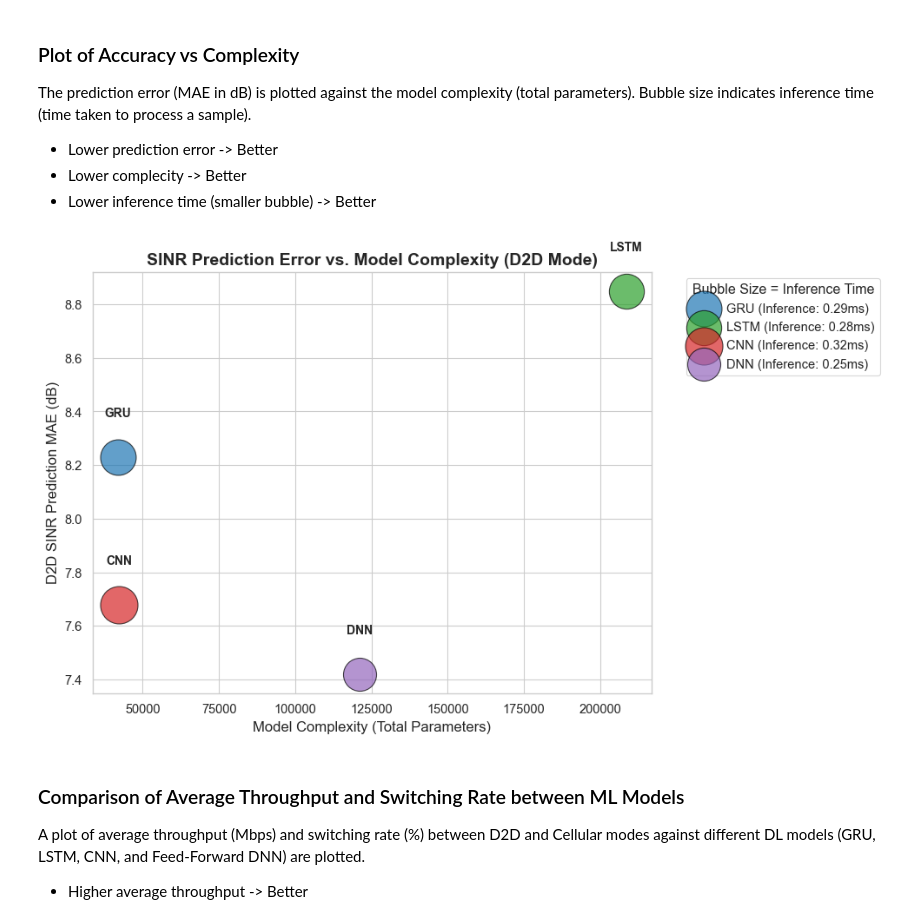
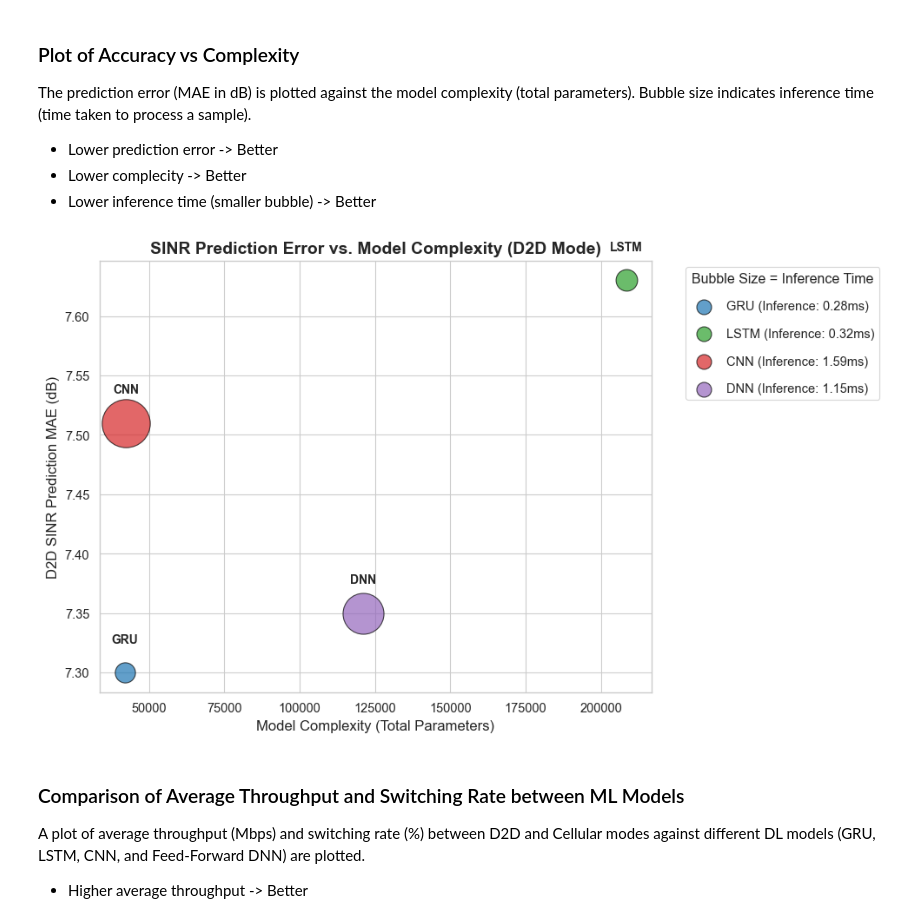
Before and after one commit to WarlockZul/FYP-Deep-Learning-D2D-Mode-Selection, a Jupyter notebook: notebooks/tradeoff_analysis.ipynb, the cells around one changed output. Cells and saved outputs as stored; diff of their text form; code cells hidden in the pictures.

```diff
--- a/notebooks/tradeoff_analysis.ipynb
+++ b/notebooks/tradeoff_analysis.ipynb
@@ -14,7 +14,7 @@ sns.set_theme(style="whitegrid", context="paper", font_scale=1.2)
 colors = {'gru': '#1f77b4', 'lstm': '#2ca02c', 'cnn': '#d62728', 'dnn': '#9467bd'}
 
 # Load the evaluation metrics (final results)
-file_path = '../results/preprocessed_proposal/baseline_proposal/final_evaluation_metrics.csv'
+file_path = '../results/preprocessed_proposal/ablation_win16_kdeTrue_AR_seed21/final_evaluation_metrics.csv'
 df = pd.read_csv(file_path, index_col=0)
 
 # Strip any accidental hidden spaces from the column names and index (row names)
@@ -188,37 +205,41 @@ The prediction error (MAE in dB) is plotted against the model complexity (total
 # %%
 plt.figure(figsize=(10, 6))
 
-# FIX: Swapped 'MAE (dB)' for 'D2D MAE'
-for model in df.index:
+valid_df = df.dropna(subset=['Params', 'D2D MAE', 'Inference (ms)'])
+size_multiplier = 1000
+
+for model in valid_df.index:
     plt.scatter(
-        df.loc[model, 'Params'],   # pyright: ignore[reportArgumentType]
-        df.loc[model, 'D2D MAE'],  # pyright: ignore[reportArgumentType]
-        s=df.loc[model, 'Inference (ms)'] * 3000,  # type: ignore
+        valid_df.loc[model, 'Params'],   # pyright: ignore[reportArgumentType]
+        valid_df.loc[model, 'D2D MAE'],  # pyright: ignore[reportArgumentType]
+        s=valid_df.loc[model, 'Inference (ms)'] * size_multiplier,  # type: ignore
         alpha=0.7,
-        c=colors[model],
+        c=colors.get(model.lower(), '#808080'), # Safe color fallback
         edgecolors='black',
-        label=f"{model.upper()} (Inference: {df.loc[model, 'Inference (ms)']:.2f}ms)"
+        label=f"{model.upper()} (Inference: {valid_df.loc[model, 'Inference (ms)']:.2f}ms)"
     )
 
-for model in df.index:
+for model in valid_df.index:
     plt.text(
-        df.loc[model, 'Params'],  # pyright: ignore[reportArgumentType]
-        df.loc[model, 'D2D MAE'] + 0.15,   # type: ignore
+        valid_df.loc[model, 'Params'],  # pyright: ignore[reportArgumentType]
+        valid_df.loc[model, 'D2D MAE'] + 0.025,   # type: ignore
         model.upper(),
         fontsize=10,
         ha='center',
         fontweight='bold'
     )
 
 plt.title('SINR Prediction Error vs. Model Complexity (D2D Mode)', fontsize=14, fontweight='bold')
 plt.xlabel('Model Complexity (Total Parameters)', fontsize=12)
 plt.ylabel('D2D SINR Prediction MAE (dB)', fontsize=12)
-plt.legend(title='Bubble Size = Inference Time', bbox_to_anchor=(1.05, 1), loc='upper left')
+lgnd = plt.legend(title='Bubble Size = Inference Time', bbox_to_anchor=(1.05, 1), loc='upper left', labelspacing=1.2)
+for handle in lgnd.legend_handles:
+    handle.set_sizes([150])  # type: ignore
 plt.tight_layout()
 plt.savefig('../results/preprocessed_proposal/tradeoff_accuracy_complexity.png', dpi=300)
 plt.show()
 # %% [output]
-[figure, old version]
+[figure, new version]
 # %% [markdown]
 ### Comparison of Average Throughput and Switching Rate between ML Models
 A plot of average throughput (Mbps) and switching rate (%) between D2D and Cellular modes against different DL models (GRU, LSTM, CNN, and Feed-Forward DNN) are plotted.
```
Also changed, not shown: parts of 4 cells of this notebook, 4 other files.
